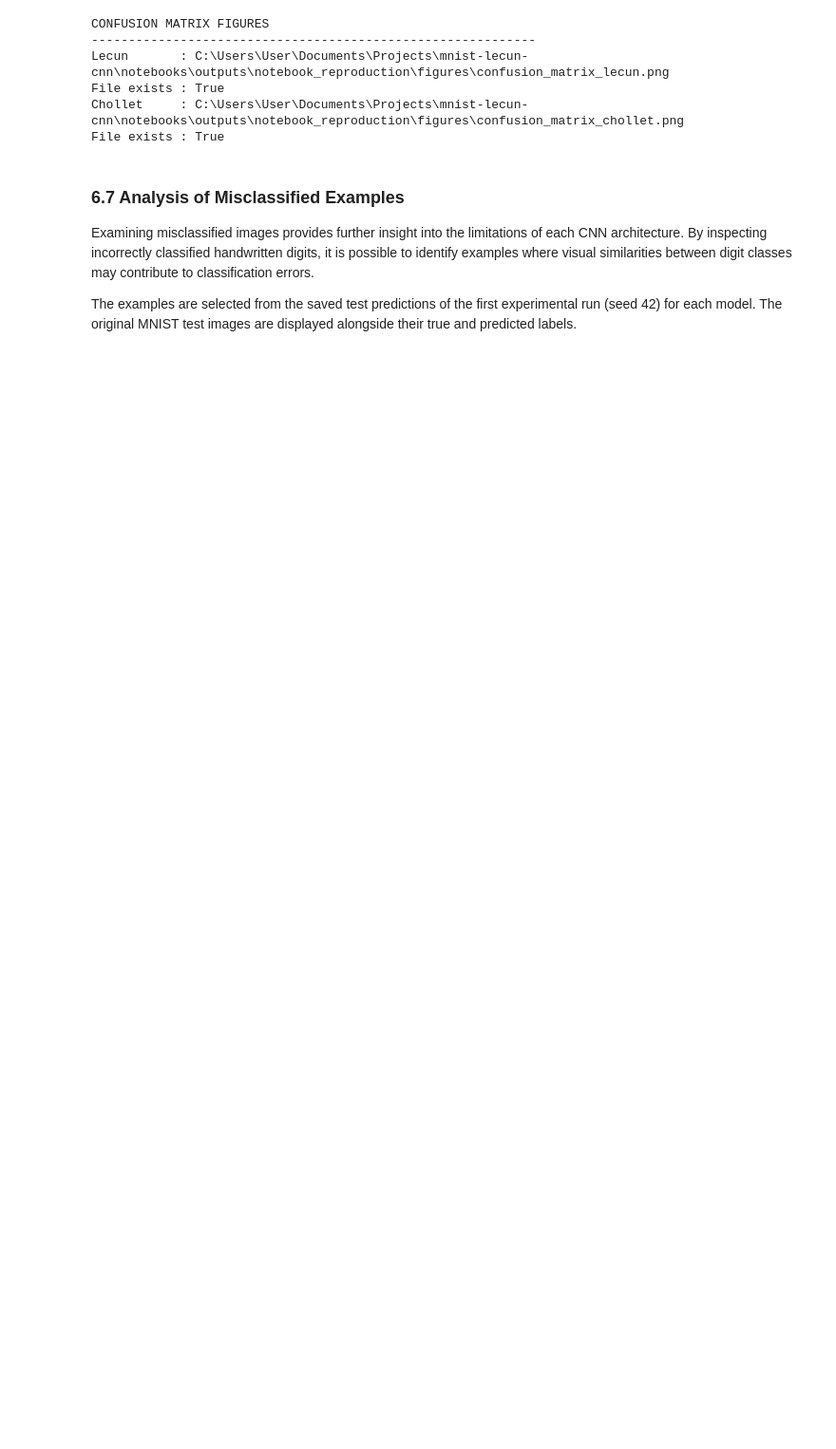
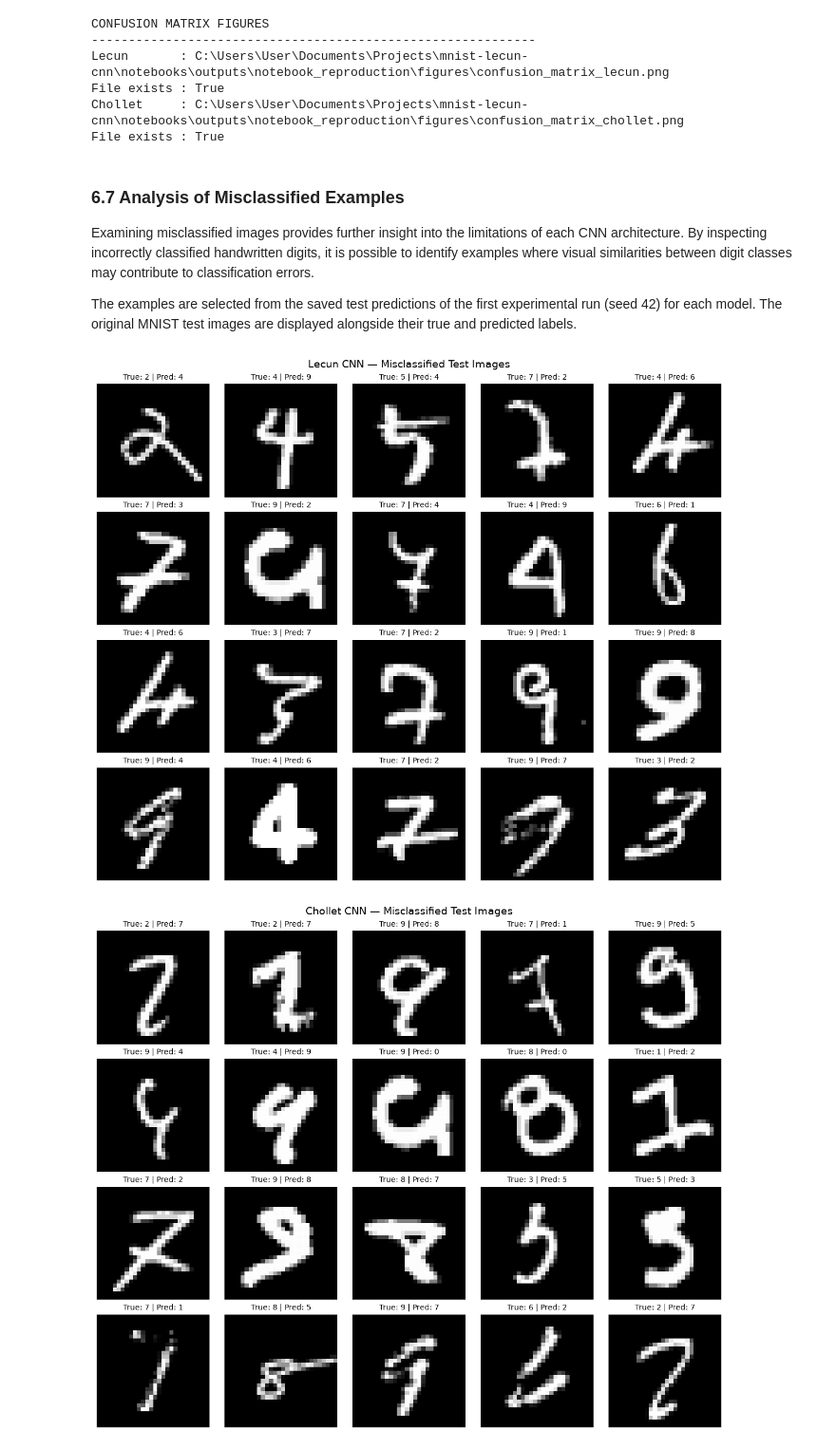
Before and after one commit to CyrilCele/mnist-lecun-cnn, a Jupyter notebook: notebooks/mnist_cnn_comparison.ipynb, the cells around one changed output. Shown at 95% size. Saved outputs shown, nothing was run; the diff lists cells and outputs as text; code cells hidden in the pictures; blank space fills up the shorter version.

Commit message:
fix image display bug in the notebook

```diff
--- a/notebooks/mnist_cnn_comparison.ipynb
+++ b/notebooks/mnist_cnn_comparison.ipynb
@@ -920,18 +920,21 @@ The examples are selected from the saved test predictions of the first experimen
 # %%
 misclassified_paths = plot_misclassified_examples(
     analysis_inputs,
     x_test,
     figure_dir,
     examples_per_model=20,
+    show=True,
 )
 
 print("MISCLASSIFIED EXAMPLE FIGURES")
 print("-" * 60)
 
 for model_name, figure_path in misclassified_paths.items():
     print(f"{model_name.capitalize():<12}: {figure_path.resolve()}")
     print(f"{'File exists':<12}: {figure_path.exists()}")
 # %% [output]
+[figure, added]
+[figure, added]
 MISCLASSIFIED EXAMPLE FIGURES
 ------------------------------------------------------------
 Lecun       : C:\Users\User\Documents\Projects\mnist-lecun-cnn\notebooks\outputs\notebook_reproduction\figures\misclassified_examples_lecun.png
```
